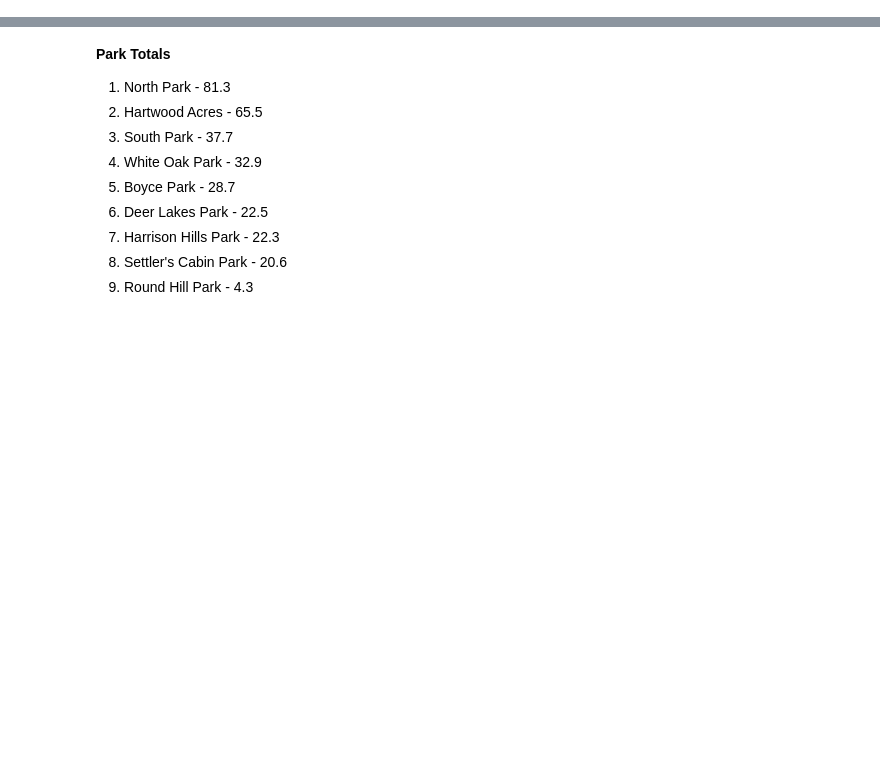
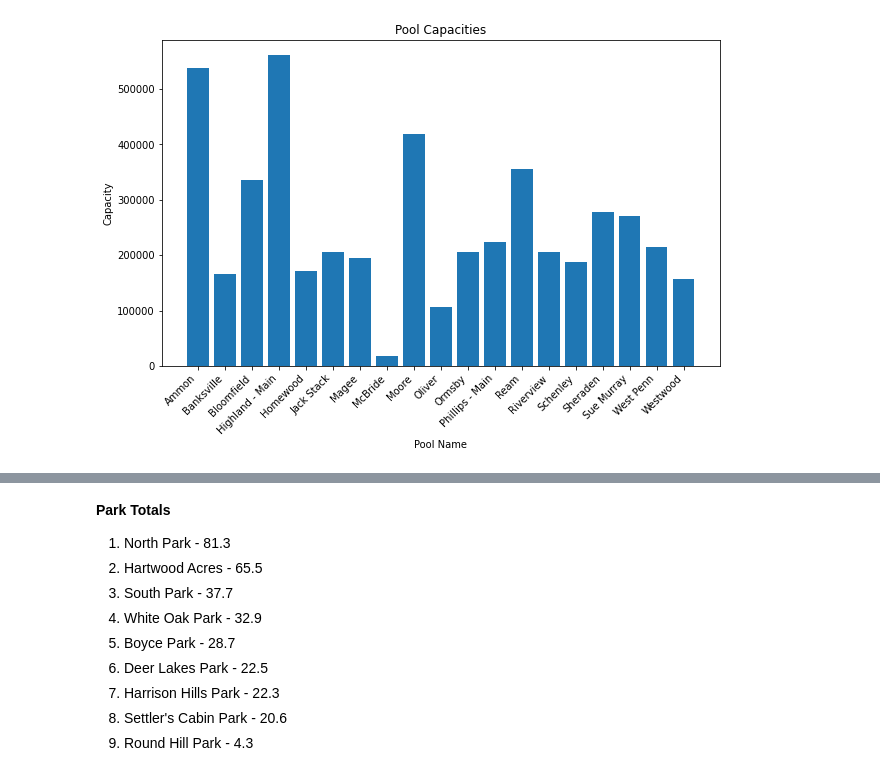
Before and after one commit to calebsarmiento/CMPINF0010-Final-Project, a Jupyter notebook: FinalProject.ipynb, the cells around one changed output, grey strips where cells are left out. Cells and saved outputs as stored; diff of their text form; code cells hidden in the pictures; blank space fills up the shorter version.

```diff
--- a/FinalProject.ipynb
+++ b/FinalProject.ipynb
@@ -21,0 +36,22 @@ Talking about the best neighborhood and the data that shows this.
+# %%
+df = pd.read_csv('pools.csv')
+pools_df = df[df['type'] == 'Pool']
+pools_df = pools_df[pools_df['name'] != 'Highland - Children']
+
+neighborhoods_df = pools_df[['name','neighborhood','capacity']]
+
+order_by_column = 'capacity'
+neighborhoods_df = neighborhoods_df.sort_values(by=order_by_column, ascending=False).reset_index(drop=True)
+
+neighborhoods_df.index += 1
+
+ax = plt.subplots(figsize=(10, 6))
+
+plt.bar(pools_df['name'], pools_df['capacity'])
+plt.xlabel('Pool Name')
+plt.ylabel('Capacity')
+plt.title('Pool Capacities')
+plt.xticks(rotation=45, ha='right')
+plt.show()
+# %% [output]
+[figure, added]
```
Also changed, not shown: parts of 14 cells of this notebook.
